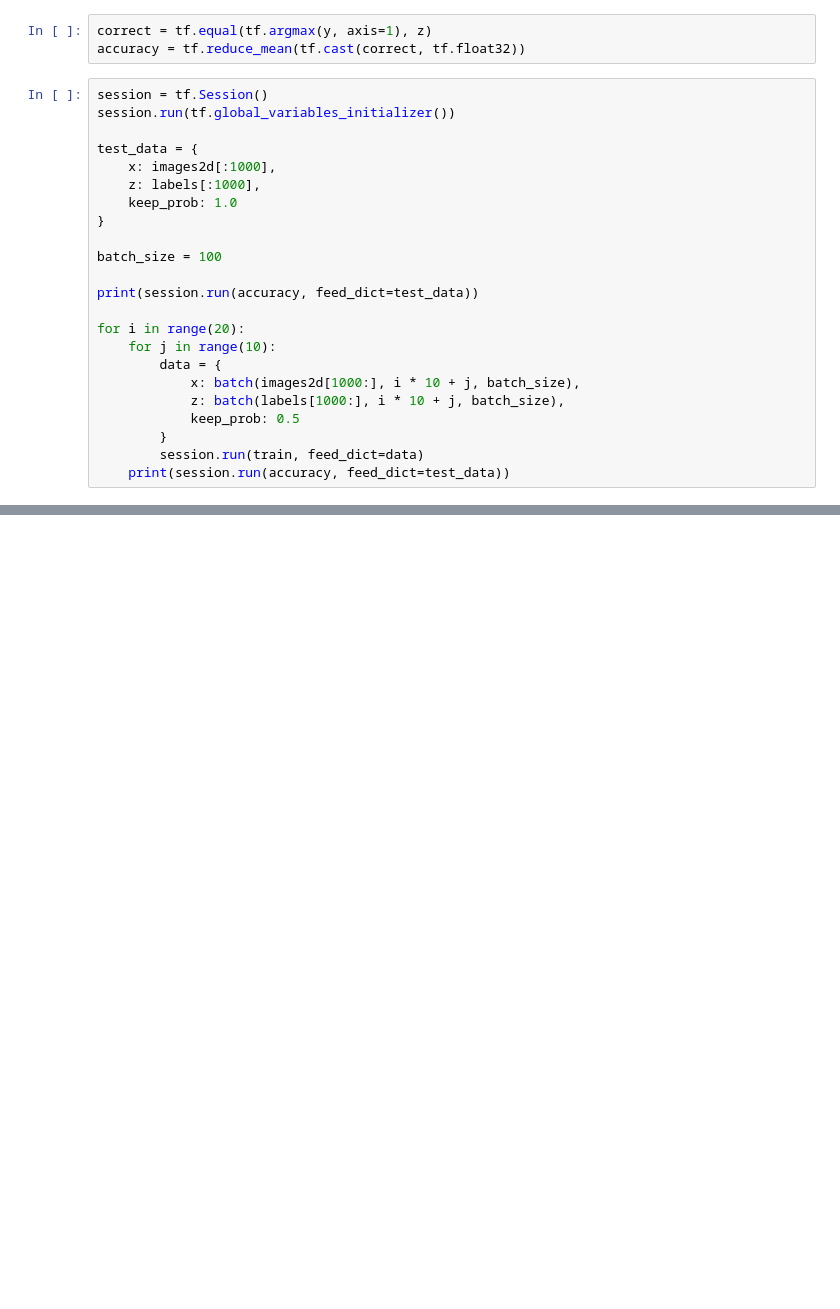
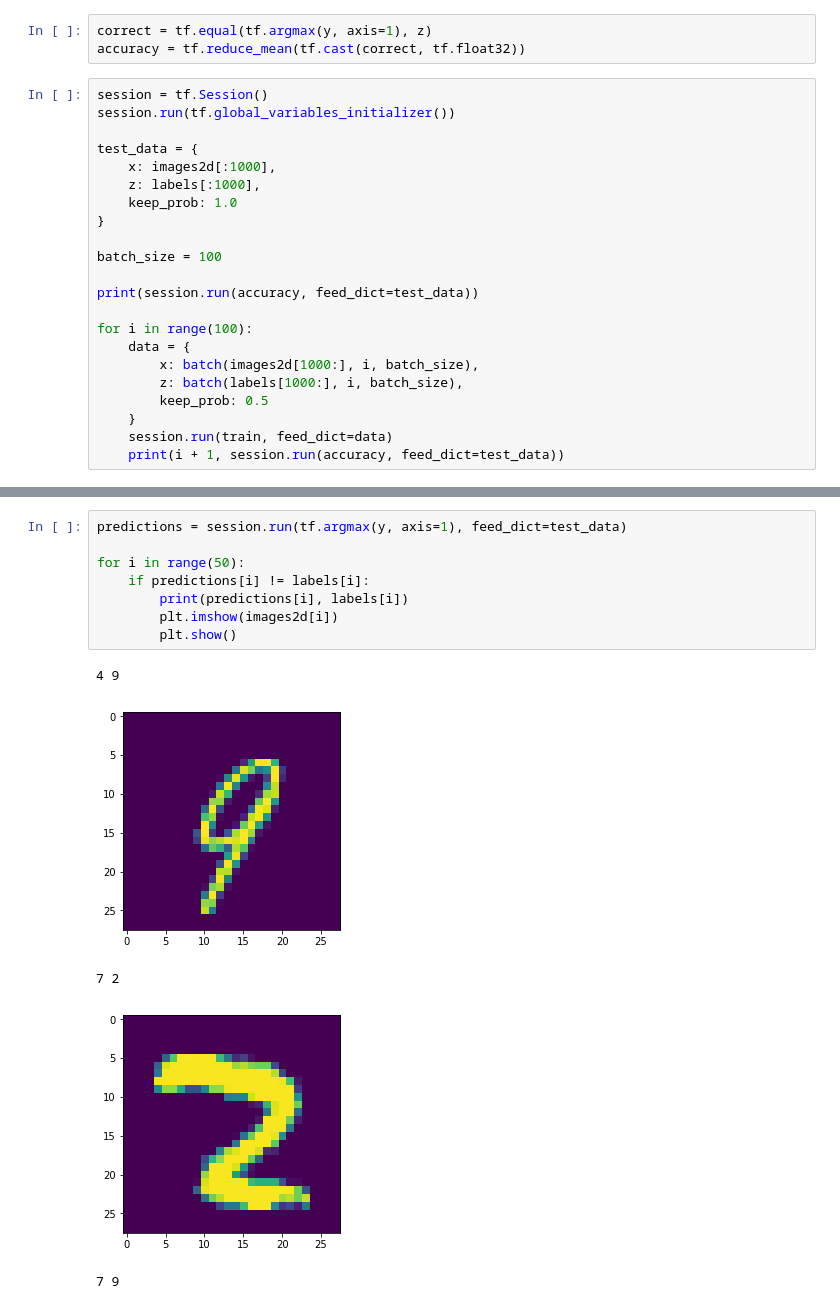
Before and after one commit to ahastudio/CodingLife, a Jupyter notebook: 20170327/tensorflow/mnist-cnn.ipynb, the cells around one changed output, grey strips where cells are left out. Cells and saved outputs as stored; diff of their text form; blank space fills up the shorter version.

```diff
--- a/20170327/tensorflow/mnist-cnn.ipynb
+++ b/20170327/tensorflow/mnist-cnn.ipynb
@@ -123,13 +123,12 @@ batch_size = 100
 
 print(session.run(accuracy, feed_dict=test_data))
 
-for i in range(20):
-    for j in range(10):
-        data = {
-            x: batch(images2d[1000:], i * 10 + j, batch_size),
-            z: batch(labels[1000:], i * 10 + j, batch_size),
-            keep_prob: 0.5
-        }
-        session.run(train, feed_dict=data)
-    print(session.run(accuracy, feed_dict=test_data))
+for i in range(100):
+    data = {
+        x: batch(images2d[1000:], i, batch_size),
+        z: batch(labels[1000:], i, batch_size),
+        keep_prob: 0.5
+    }
+    session.run(train, feed_dict=data)
+    print(i + 1, session.run(accuracy, feed_dict=test_data))
 # %% [output]
@@ -152,0 +152,14 @@ for i in range(20):
+# %%
+predictions = session.run(tf.argmax(y, axis=1), feed_dict=test_data)
+
+for i in range(50):
+    if predictions[i] != labels[i]:
+        print(predictions[i], labels[i])
+        plt.imshow(images2d[i])
+        plt.show()
+# %% [output]
+4 9
+[figure, added]
+7 2
+[figure, added]
+7 9
```
Also changed, not shown: parts of 2 cells of this notebook, 1 other file.
